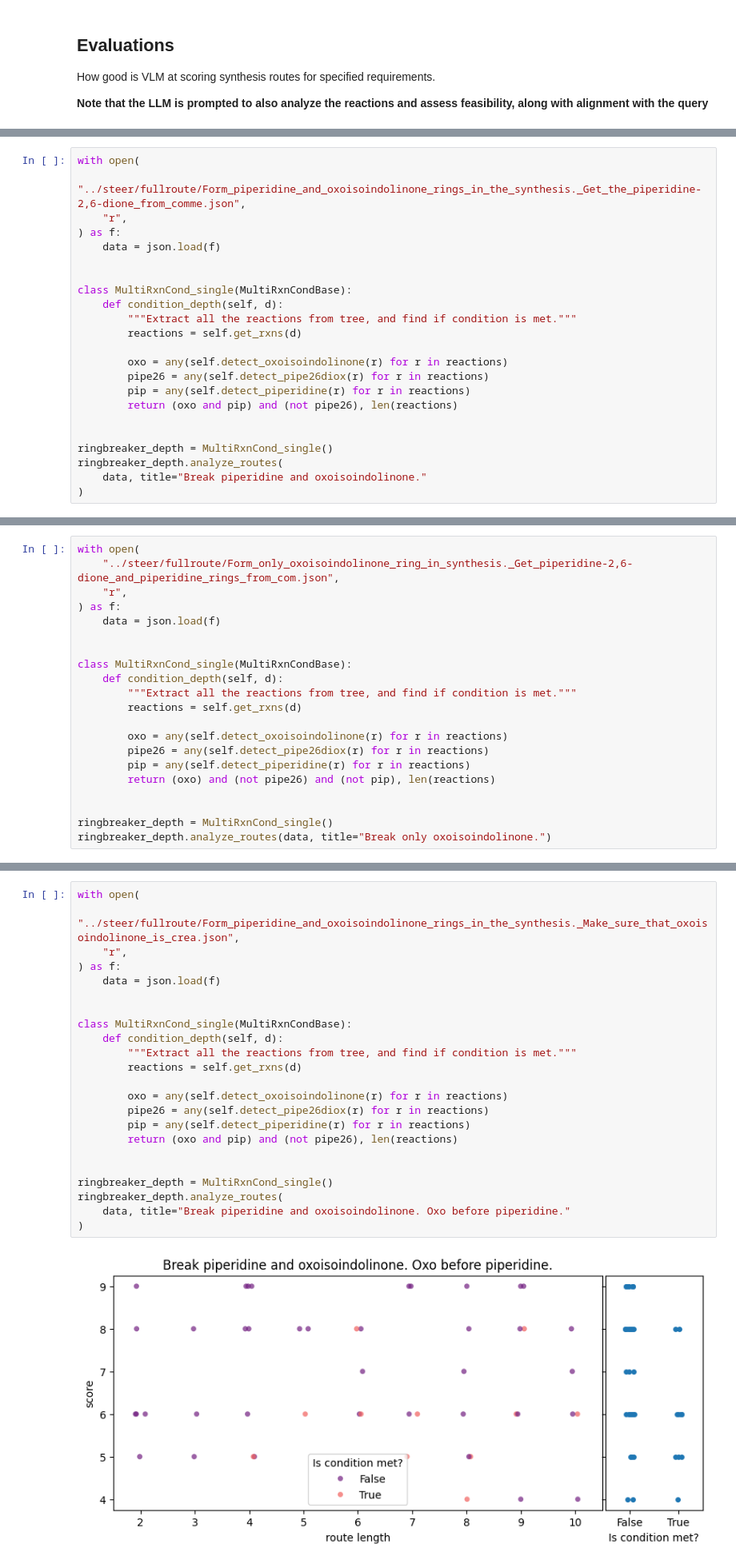
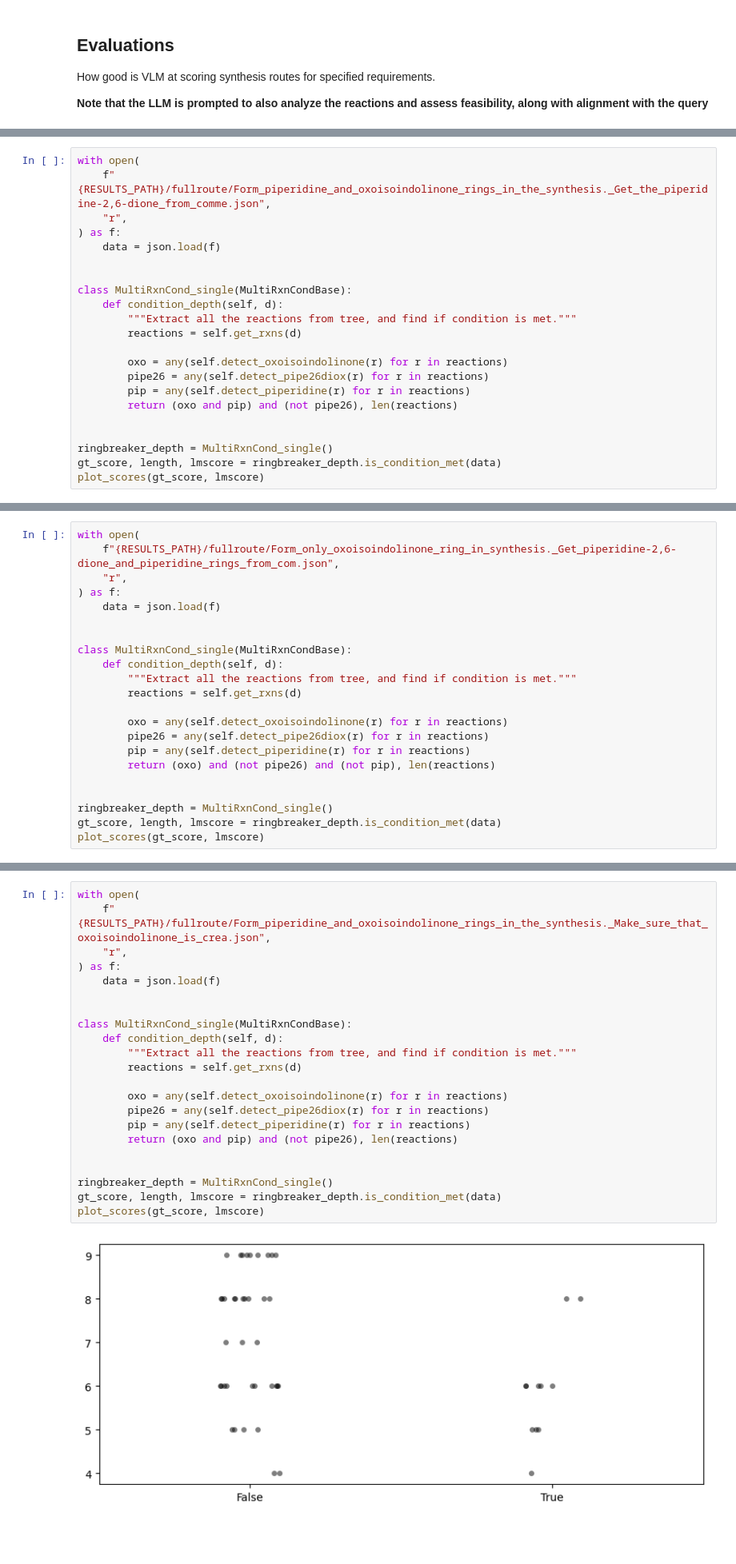
Before and after one commit to schwallergroup/steer, a Jupyter notebook: src/steer/evaluation/steer.ipynb, the cells around one changed output, grey strips where cells are left out. Shown at 80% size. Saved outputs shown, nothing was run; the diff lists cells and outputs as text; blank space fills up the shorter version.

```diff
--- a/src/steer/evaluation/steer.ipynb
+++ b/src/steer/evaluation/steer.ipynb
@@ -475,6 +377,6 @@ ringbreaker_depth.analyze_routes(
 # %%
 with open(
-    "../steer/fullroute/Form_piperidine_and_oxoisoindolinone_rings_in_the_synthesis._Get_the_piperidine-2,6-dione_from_comme.json",
+    f"{RESULTS_PATH}/fullroute/Form_piperidine_and_oxoisoindolinone_rings_in_the_synthesis._Get_the_piperidine-2,6-dione_from_comme.json",
     "r",
 ) as f:
     data = json.load(f)
@@ -492,7 +394,6 @@ class MultiRxnCond_single(MultiRxnCondBase):
 
 
 ringbreaker_depth = MultiRxnCond_single()
-ringbreaker_depth.analyze_routes(
-    data, title="Break piperidine and oxoisoindolinone."
-)
+gt_score, length, lmscore = ringbreaker_depth.is_condition_met(data)
+plot_scores(gt_score, lmscore)
 # %% [output]
@@ -510,6 +401,6 @@ In general the problem doesn't seem to be low ranking of true positives, but rat
 # %%
 with open(
-    "../steer/fullroute/Form_only_oxoisoindolinone_ring_in_synthesis._Get_piperidine-2,6-dione_and_piperidine_rings_from_com.json",
+    f"{RESULTS_PATH}/fullroute/Form_only_oxoisoindolinone_ring_in_synthesis._Get_piperidine-2,6-dione_and_piperidine_rings_from_com.json",
     "r",
 ) as f:
     data = json.load(f)
@@ -527,5 +418,6 @@ class MultiRxnCond_single(MultiRxnCondBase):
 
 
 ringbreaker_depth = MultiRxnCond_single()
-ringbreaker_depth.analyze_routes(data, title="Break only oxoisoindolinone.")
+gt_score, length, lmscore = ringbreaker_depth.is_condition_met(data)
+plot_scores(gt_score, lmscore)
 # %% [output]
@@ -537,25 +425,24 @@ ringbreaker_depth.analyze_routes(data, title="Break only oxoisoindolinone.")
 # %%
 with open(
-    "../steer/fullroute/Form_piperidine_and_oxoisoindolinone_rings_in_the_synthesis._Make_sure_that_oxoisoindolinone_is_crea.json",
+    f"{RESULTS_PATH}/fullroute/Form_piperidine_and_oxoisoindolinone_rings_in_the_synthesis._Make_sure_that_oxoisoindolinone_is_crea.json",
     "r",
 ) as f:
     data = json.load(f)
 
 
 class MultiRxnCond_single(MultiRxnCondBase):
     def condition_depth(self, d):
         """Extract all the reactions from tree, and find if condition is met."""
         reactions = self.get_rxns(d)
 
         oxo = any(self.detect_oxoisoindolinone(r) for r in reactions)
         pipe26 = any(self.detect_pipe26diox(r) for r in reactions)
         pip = any(self.detect_piperidine(r) for r in reactions)
         return (oxo and pip) and (not pipe26), len(reactions)
 
 
 ringbreaker_depth = MultiRxnCond_single()
-ringbreaker_depth.analyze_routes(
-    data, title="Break piperidine and oxoisoindolinone. Oxo before piperidine."
-)
+gt_score, length, lmscore = ringbreaker_depth.is_condition_met(data)
+plot_scores(gt_score, lmscore)
 # %% [output]
-[figure, old version]
+[figure, new version]
```
Also changed, not shown: parts of 19 cells of this notebook, 3 other files.
